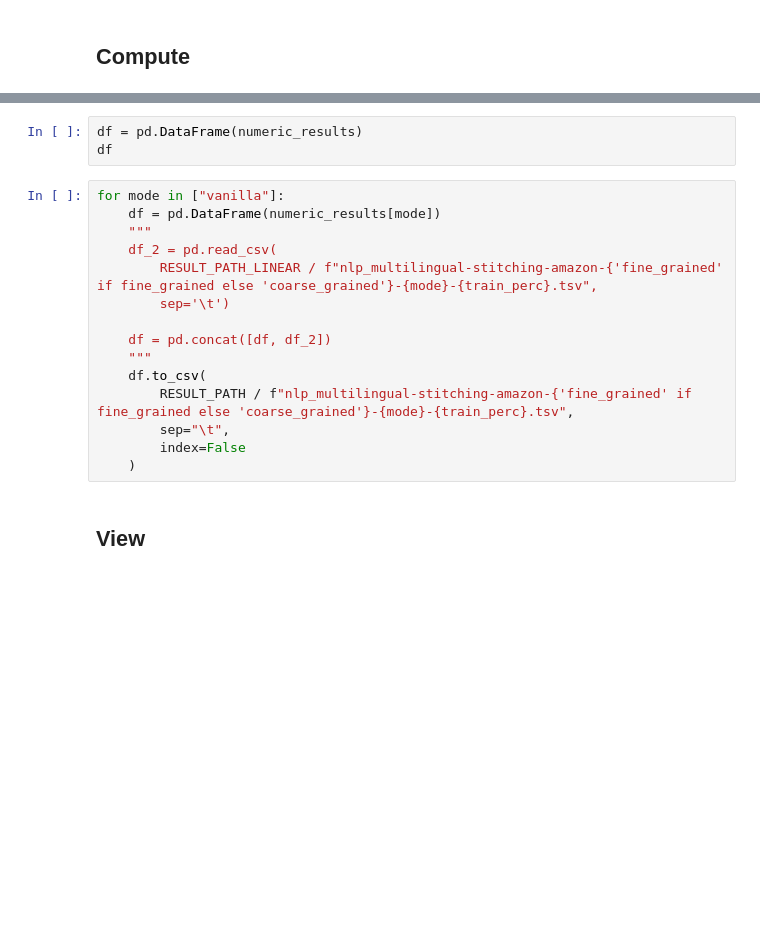
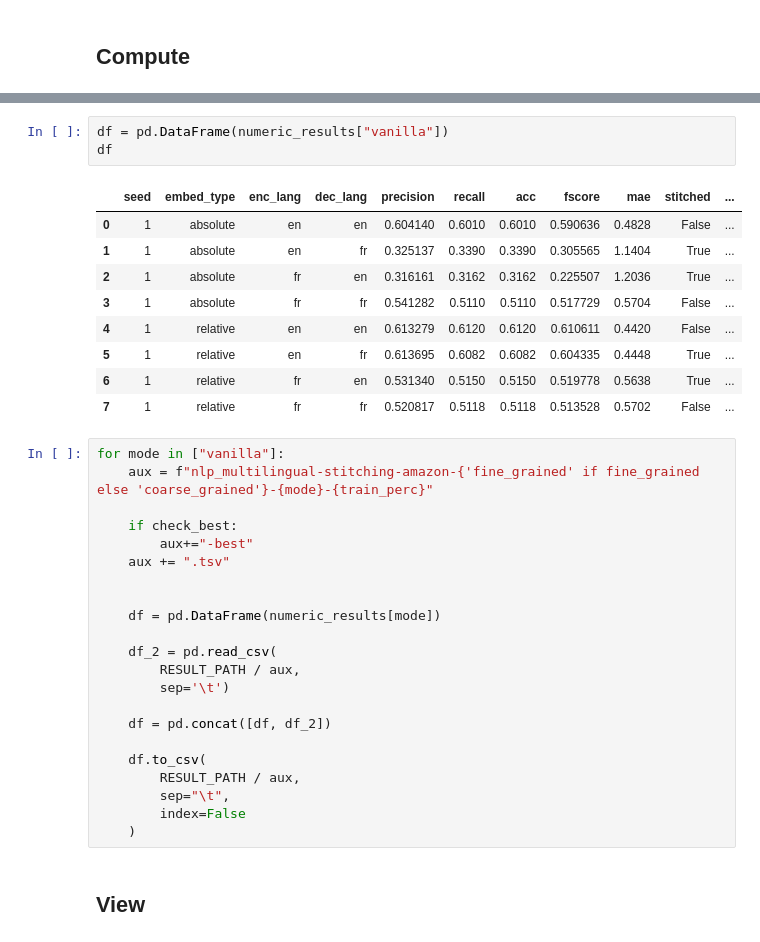
Before and after one commit to AGarciaCast/Topo_Reg_Relative_Rep, a Jupyter notebook: topo_multilingual_stitching.ipynb, the cells around one changed output, grey strips where cells are left out. Saved outputs shown, nothing was run; the diff lists cells and outputs as text; blank space fills up the shorter version.

```diff
--- a/topo_multilingual_stitching.ipynb
+++ b/topo_multilingual_stitching.ipynb
@@ -750,18 +740,35 @@ for seed in [0]:
 # %%
-df = pd.DataFrame(numeric_results)
+df = pd.DataFrame(numeric_results["vanilla"])
 df
+# %% [output]
+|  | seed | embed_type | enc_lang | dec_lang | precision | recall | acc | fscore | mae | stitched | ... |
+| 0 | 1 | absolute | en | en | 0.604140 | 0.6010 | 0.6010 | 0.590636 | 0.4828 | False | ... |
+| 1 | 1 | absolute | en | fr | 0.325137 | 0.3390 | 0.3390 | 0.305565 | 1.1404 | True | ... |
+| 2 | 1 | absolute | fr | en | 0.316161 | 0.3162 | 0.3162 | 0.225507 | 1.2036 | True | ... |
+| 3 | 1 | absolute | fr | fr | 0.541282 | 0.5110 | 0.5110 | 0.517729 | 0.5704 | False | ... |
+| 4 | 1 | relative | en | en | 0.613279 | 0.6120 | 0.6120 | 0.610611 | 0.4420 | False | ... |
+| 5 | 1 | relative | en | fr | 0.613695 | 0.6082 | 0.6082 | 0.604335 | 0.4448 | True | ... |
+| 6 | 1 | relative | fr | en | 0.531340 | 0.5150 | 0.5150 | 0.519778 | 0.5638 | True | ... |
+| 7 | 1 | relative | fr | fr | 0.520817 | 0.5118 | 0.5118 | 0.513528 | 0.5702 | False | ... |
 # %%
 for mode in ["vanilla"]:
+    aux = f"nlp_multilingual-stitching-amazon-{'fine_grained' if fine_grained else 'coarse_grained'}-{mode}-{train_perc}"
+
+    if check_best:
+        aux+="-best"
+    aux += ".tsv"
+
+
     df = pd.DataFrame(numeric_results[mode])
-    """
+
     df_2 = pd.read_csv(
-        RESULT_PATH_LINEAR / f"nlp_multilingual-stitching-amazon-{'fine_grained' if fine_grained else 'coarse_grained'}-{mode}-{train_perc}.tsv",
+        RESULT_PATH / aux,
         sep='\t')
 
     df = pd.concat([df, df_2])
-    """
+
     df.to_csv(
-        RESULT_PATH / f"nlp_multilingual-stitching-amazon-{'fine_grained' if fine_grained else 'coarse_grained'}-{mode}-{train_perc}.tsv",
+        RESULT_PATH / aux,
         sep="\t",
         index=False
     )
```
Also changed, not shown: parts of 4 cells of this notebook, 13 other files.
